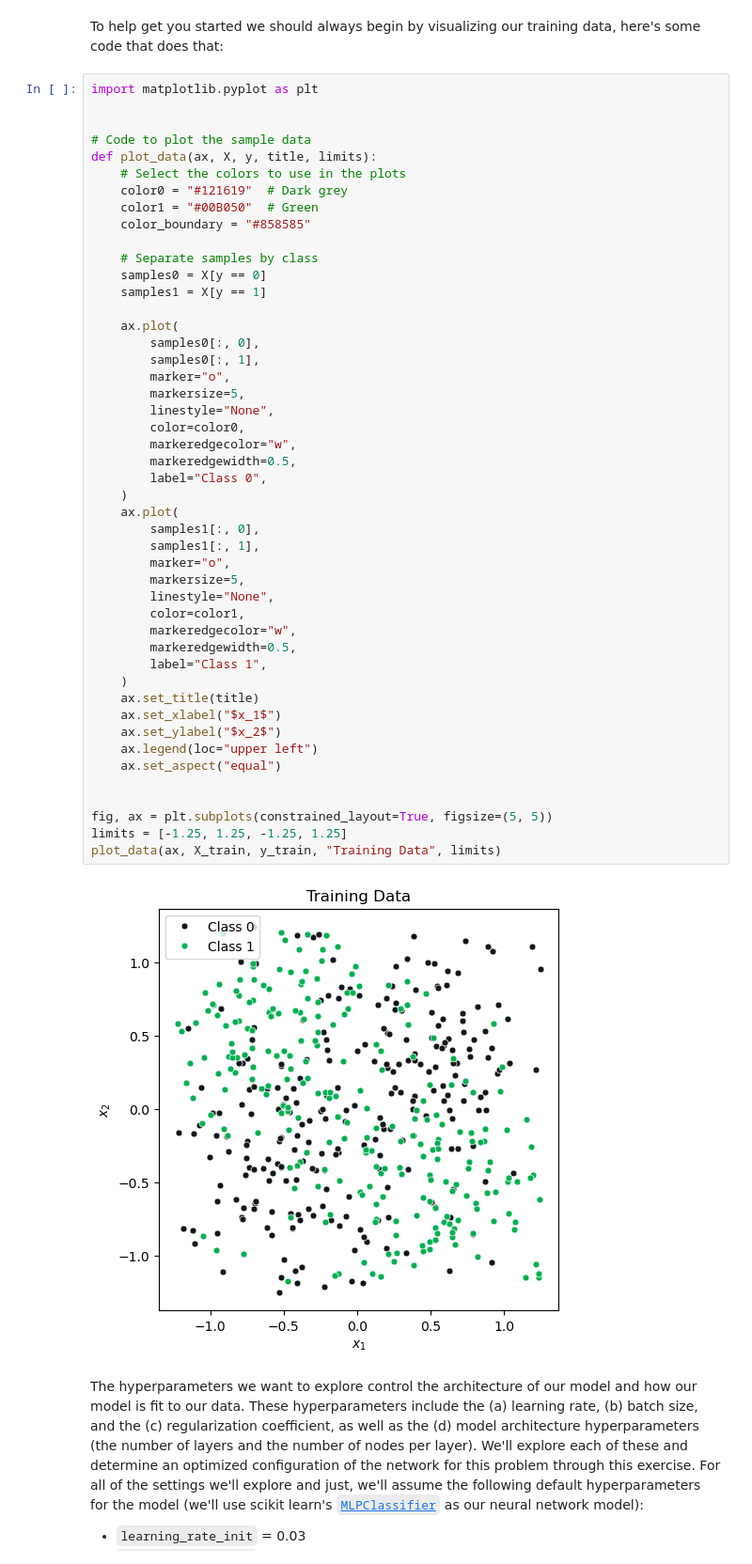
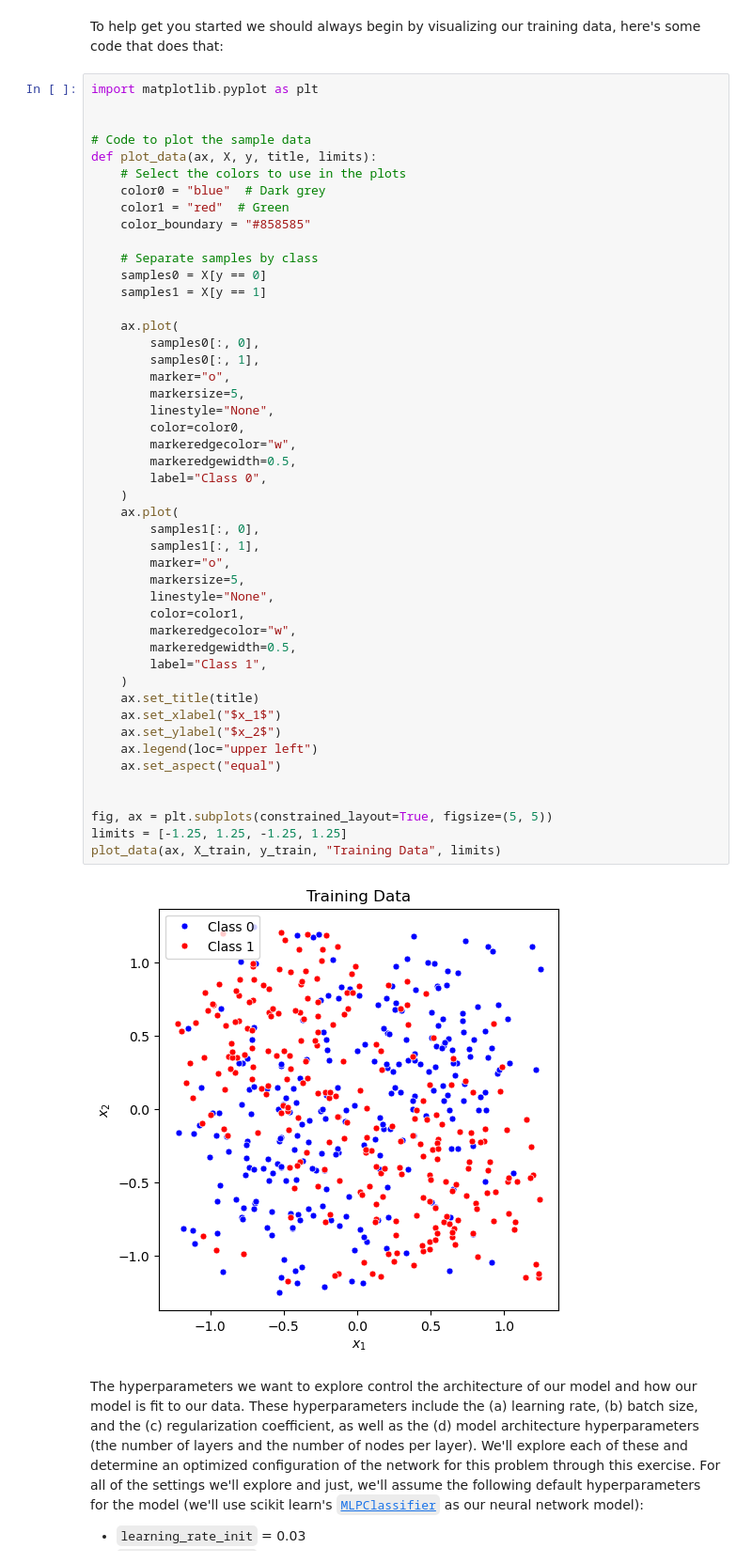
Before and after one commit to dani-jimlar/ML_assignments, a Jupyter notebook: a_4/Assignment_4.ipynb, the cells around one changed output. Shown at 94% size. Saved outputs shown, nothing was run; the diff lists cells and outputs as text.

```diff
--- a/a_4/Assignment_4.ipynb
+++ b/a_4/Assignment_4.ipynb
@@ -96,8 +96,8 @@ import matplotlib.pyplot as plt
 # Code to plot the sample data
 def plot_data(ax, X, y, title, limits):
     # Select the colors to use in the plots
-    color0 = "#121619"  # Dark grey
-    color1 = "#00B050"  # Green
+    color0 = "blue"  # Dark grey
+    color1 = "red"  # Green
     color_boundary = "#858585"
 
     # Separate samples by class
@@ -110,34 +110,34 @@ def plot_data(ax, X, y, title, limits):
         marker="o",
         markersize=5,
         linestyle="None",
         color=color0,
         markeredgecolor="w",
         markeredgewidth=0.5,
         label="Class 0",
     )
     ax.plot(
         samples1[:, 0],
         samples1[:, 1],
         marker="o",
         markersize=5,
         linestyle="None",
         color=color1,
         markeredgecolor="w",
         markeredgewidth=0.5,
         label="Class 1",
     )
     ax.set_title(title)
     ax.set_xlabel("$x_1$")
     ax.set_ylabel("$x_2$")
     ax.legend(loc="upper left")
     ax.set_aspect("equal")
 
 
 fig, ax = plt.subplots(constrained_layout=True, figsize=(5, 5))
 limits = [-1.25, 1.25, -1.25, 1.25]
 plot_data(ax, X_train, y_train, "Training Data", limits)
 # %% [output]
-[figure, old version]
+[figure, new version]
 # %% [markdown]
 The hyperparameters we want to explore control the architecture of our model and how our model is fit to our data. These hyperparameters include the (a) learning rate, (b) batch size, and the (c) regularization coefficient, as well as the (d) model architecture hyperparameters (the number of layers and the number of nodes per layer). We'll explore each of these and determine an optimized configuration of the network for this problem through this exercise. For all of the settings we'll explore and just, we'll assume the following default hyperparameters for the model (we'll use scikit learn's [`MLPClassifier`](https://scikit-learn.org/stable/modules/generated/sklearn.neural_network.MLPClassifier.html#sklearn.neural_network.MLPClassifier.score) as our neural network model):
 - `learning_rate_init` = 0.03
```
Also changed, not shown: parts of 28 cells of this notebook.
